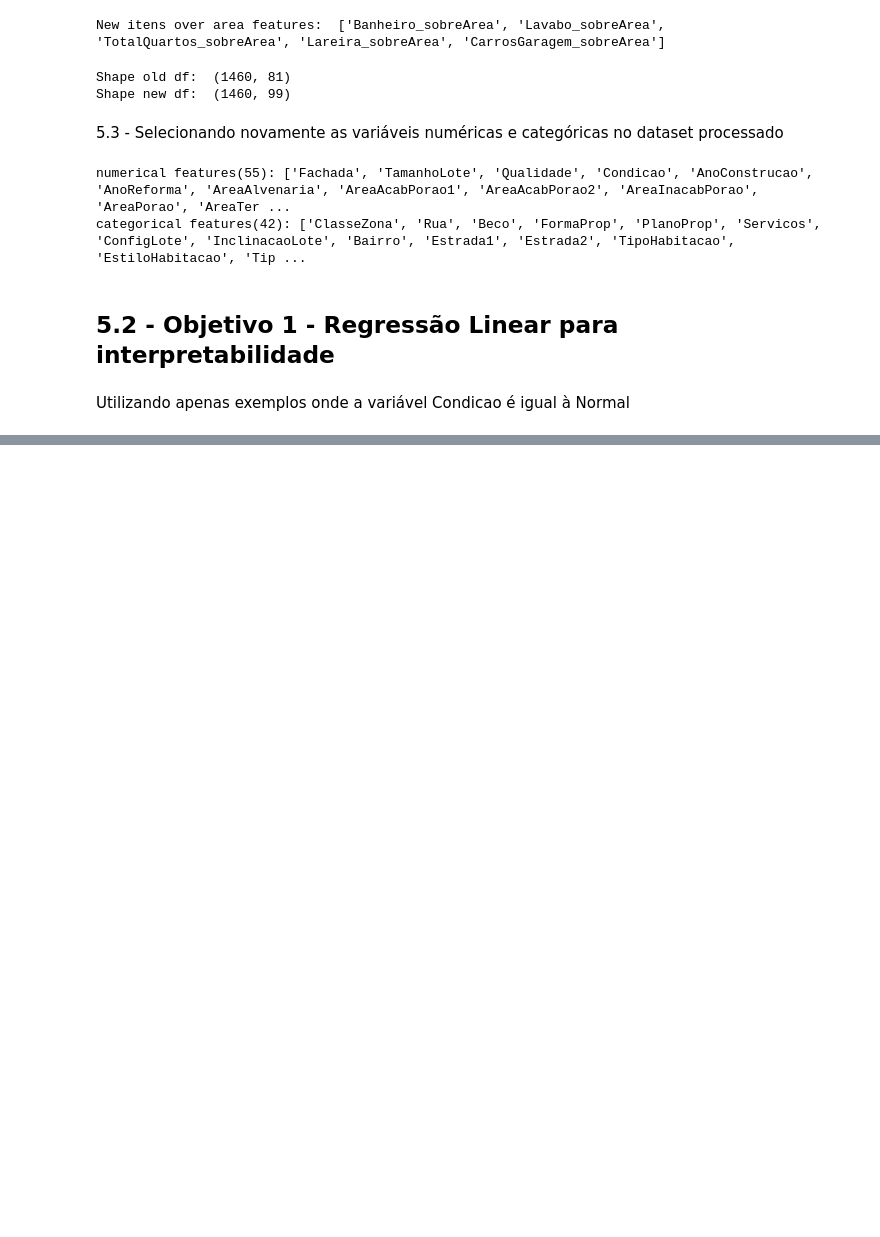
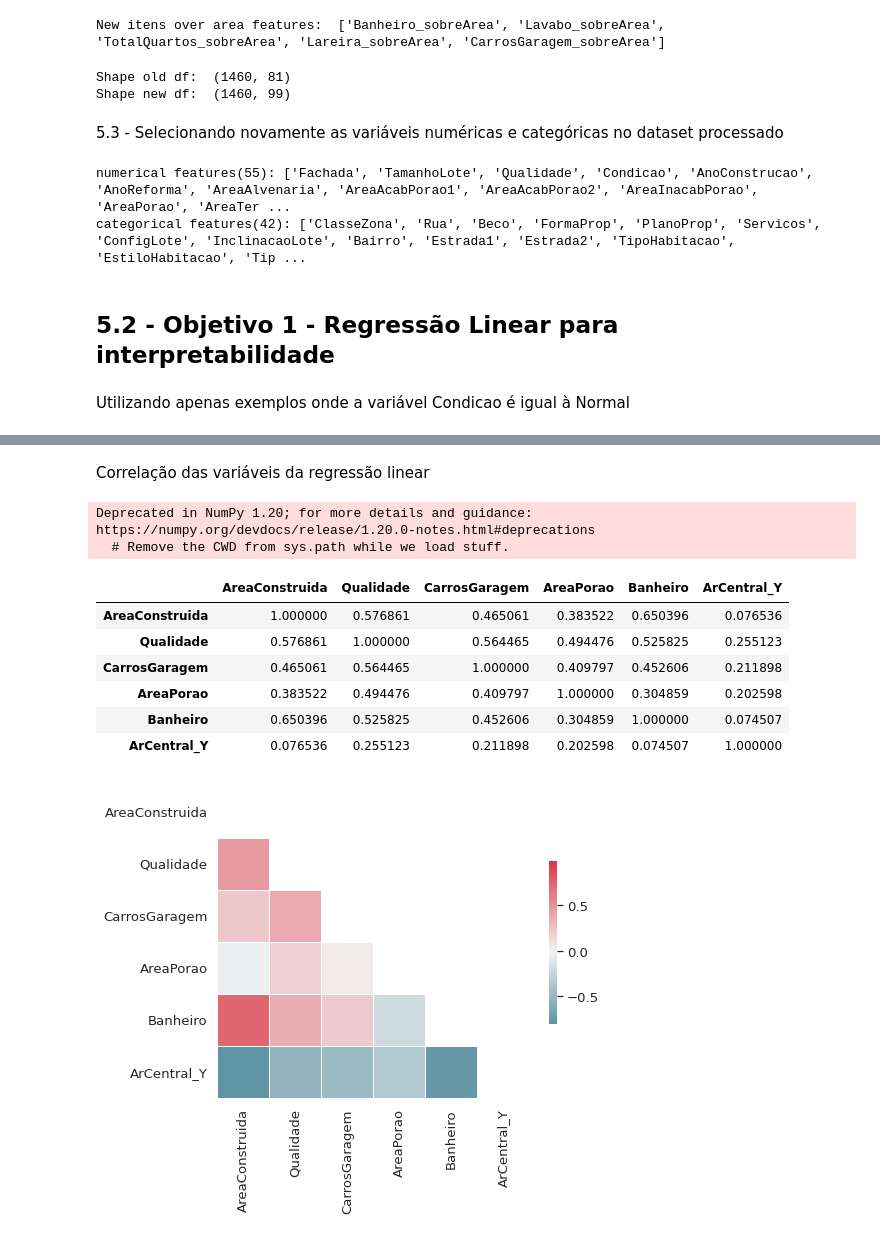
Before and after one commit to OmarCardoso/Api_atividade_academica, a Jupyter notebook: quintoandar_regressao_imoveis.ipynb, the cells around one changed output, grey strips where cells are left out. Cells and saved outputs as stored; diff of their text form; code cells hidden in the pictures; blank space fills up the shorter version.

```diff
--- a/quintoandar_regressao_imoveis.ipynb
+++ b/quintoandar_regressao_imoveis.ipynb
@@ -379,3 +437,16 @@ categorical features(42): ['ClasseZona', 'Rua', 'Beco', 'FormaProp', 'PlanoProp'
 ## 5.2 - Objetivo 1 - Regressão Linear para interpretabilidade
 # %% [markdown]
 Utilizando apenas exemplos onde a variável Condicao é igual à Normal
+# %%
+df_lr = df_processed[df_processed.CondicaoVenda == 'Normal'].copy()
+df_lr = pd.get_dummies(df_lr, columns=['ArCentral'], drop_first=True)
+
+# Valores da var QualidadeCozinha:
+# Ex Excelente
+# Gd Bom
+# TA Médio / Comum
+# Fa Razoável
+# Po Ruim
+
+df_lr['QualidadeCozinha'] = df_lr['QualidadeCozinha'].map({'Po':0, 'Fa':1, 'TA':2, 'Gd':3, 'Ex':4})
+len(df_lr)
@@ -381,0 +471,11 @@ Utilizando apenas exemplos onde a variável Condicao é igual à Normal
+# %%
+# Montando a formula da regressao linear
+lr_vars = ["AreaConstruida", "Qualidade", "CarrosGaragem", "AreaPorao", "Banheiro", "ArCentral_Y"] # R2 0.852
+formula ="LogPrecoVenda ~ " + ' + '.join(lr_vars)
+print('formula: ', formula)
+
+# Criando o modelo de regressão linear
+model = smf.ols(formula = formula, data = df_lr).fit()
+
+# Plotando o sumario do modelo
+print(model.summary())
@@ -381,0 +517,17 @@ Utilizando apenas exemplos onde a variável Condicao é igual à Normal
+# %% [markdown]
+Correlação das variáveis da regressão linear
+# %%
+corr_matrix = df_lr[lr_vars].corr()
+plot_corr_matrix(df_lr[lr_vars].corr(), (7, 6))
+corr_matrix
+# %% [output]
+Deprecated in NumPy 1.20; for more details and guidance: https://numpy.org/devdocs/release/1.20.0-notes.html#deprecations
+  # Remove the CWD from sys.path while we load stuff.
+|  | AreaConstruida | Qualidade | CarrosGaragem | AreaPorao | Banheiro | ArCentral_Y |
+| AreaConstruida | 1.000000 | 0.576861 | 0.465061 | 0.383522 | 0.650396 | 0.076536 |
+| Qualidade | 0.576861 | 1.000000 | 0.564465 | 0.494476 | 0.525825 | 0.255123 |
+| CarrosGaragem | 0.465061 | 0.564465 | 1.000000 | 0.409797 | 0.452606 | 0.211898 |
+| AreaPorao | 0.383522 | 0.494476 | 0.409797 | 1.000000 | 0.304859 | 0.202598 |
+| Banheiro | 0.650396 | 0.525825 | 0.452606 | 0.304859 | 1.000000 | 0.074507 |
+| ArCentral_Y | 0.076536 | 0.255123 | 0.211898 | 0.202598 | 0.074507 | 1.000000 |
+[figure, added]
```
Also changed, not shown: parts of 49 cells of this notebook.
